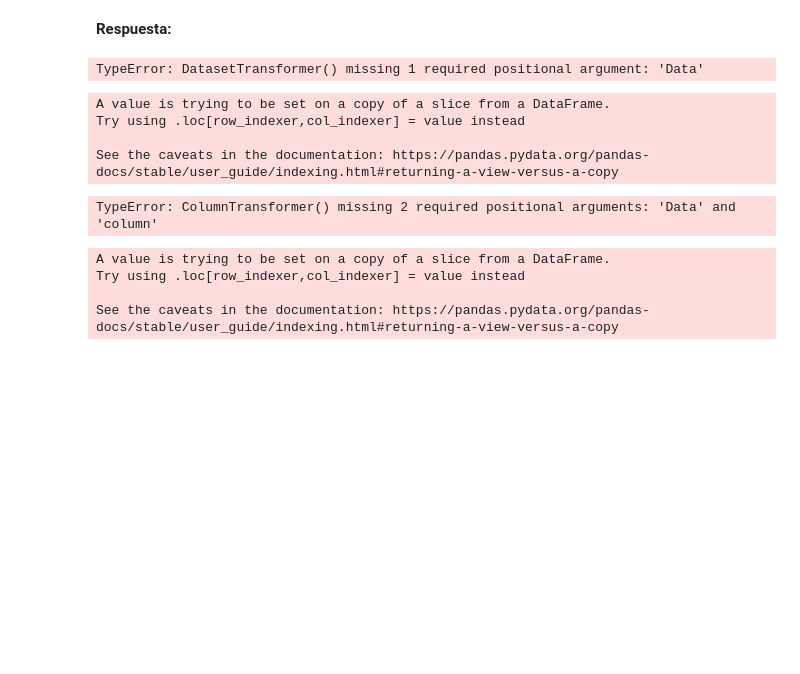
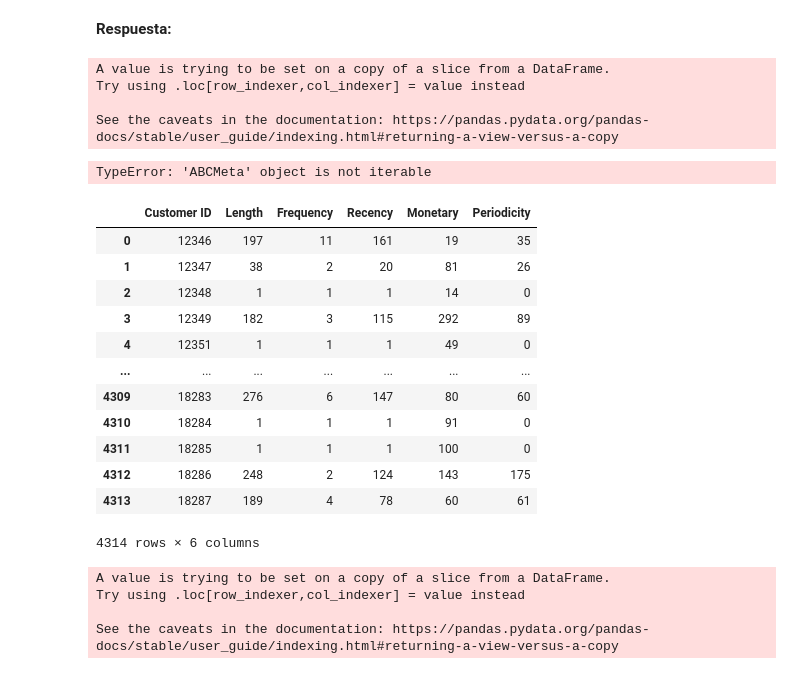
Before and after one commit to geriarri/Laboratorios, a Jupyter notebook: Lab6/Laboratorio6_Enunciado.ipynb, the cells around one changed output. Cells and saved outputs as stored; diff of their text form; code cells hidden in the pictures; blank space fills up the shorter version.

```diff
--- a/Lab6/Laboratorio6_Enunciado.ipynb
+++ b/Lab6/Laboratorio6_Enunciado.ipynb
@@ -269,29 +271,45 @@ Configure un pipeline utilizando el algoritmo `T-SNE` sobre los datos **LRMFP**,
 Tras aplicar las transformaciones sobre el dataset **LRMFP**, gráfique las componentes obtenidas en la reducción de dimensionalidad.
 # %% [markdown]
 **Respuesta:**
-# %%
-MinMax().ColumnTransformer()
-# %% [output]
-TypeError: DatasetTransformer() missing 1 required positional argument: 'Data'
 # %%
 from sklearn.compose import ColumnTransformer
 from sklearn.pipeline import Pipeline
 from sklearn.preprocessing import StandardScaler, OneHotEncoder,FunctionTransformer
 
-function_transformer = FunctionTransformer(func=custom_features(df_retail))
+#minmax = MinMax()
+
+function_transformer = FunctionTransformer(func=custom_features)
 
 column_transformer = ColumnTransformer(
     transformers=[
-        "MinMax",MinMax().ColumnTransformer(),["Length","Frequency","Recency","Monetary","Periodicity"]])
+        "MinMax",ColumnTransformer,["Length","Frequency","Recency","Monetary","Periodicity"]])
 
 pipe = Pipeline([("features",function_transformer),
                 ("minmax",column_transformer)])
+
+df_preprocesado = pipe.fit_transform(df_retail)
 # %% [output]
 A value is trying to be set on a copy of a slice from a DataFrame.
 Try using .loc[row_indexer,col_indexer] = value instead
 
 See the caveats in the documentation: https://pandas.pydata.org/pandas-docs/stable/user_guide/indexing.html#returning-a-view-versus-a-copy
-TypeError: ColumnTransformer() missing 2 required positional arguments: 'Data' and 'column'
+TypeError: 'ABCMeta' object is not iterable
+# %%
+df_preprocesado
+# %% [output]
+|  | Customer ID | Length | Frequency | Recency | Monetary | Periodicity |
+| 0 | 12346 | 197 | 11 | 161 | 19 | 35 |
+| 1 | 12347 | 38 | 2 | 20 | 81 | 26 |
+| 2 | 12348 | 1 | 1 | 1 | 14 | 0 |
+| 3 | 12349 | 182 | 3 | 115 | 292 | 89 |
+| 4 | 12351 | 1 | 1 | 1 | 49 | 0 |
+| ... | ... | ... | ... | ... | ... | ... |
+| 4309 | 18283 | 276 | 6 | 147 | 80 | 60 |
+| 4310 | 18284 | 1 | 1 | 1 | 91 | 0 |
+| 4311 | 18285 | 1 | 1 | 1 | 100 | 0 |
+| 4312 | 18286 | 248 | 2 | 124 | 143 | 175 |
+| 4313 | 18287 | 189 | 4 | 78 | 60 | 61 |
+4314 rows × 6 columns
 # %%
 
 LotArea_pipe = Pipeline([('scaler', MinMaxScaler()),
```
Also changed, not shown: parts of 1 cell of this notebook.
